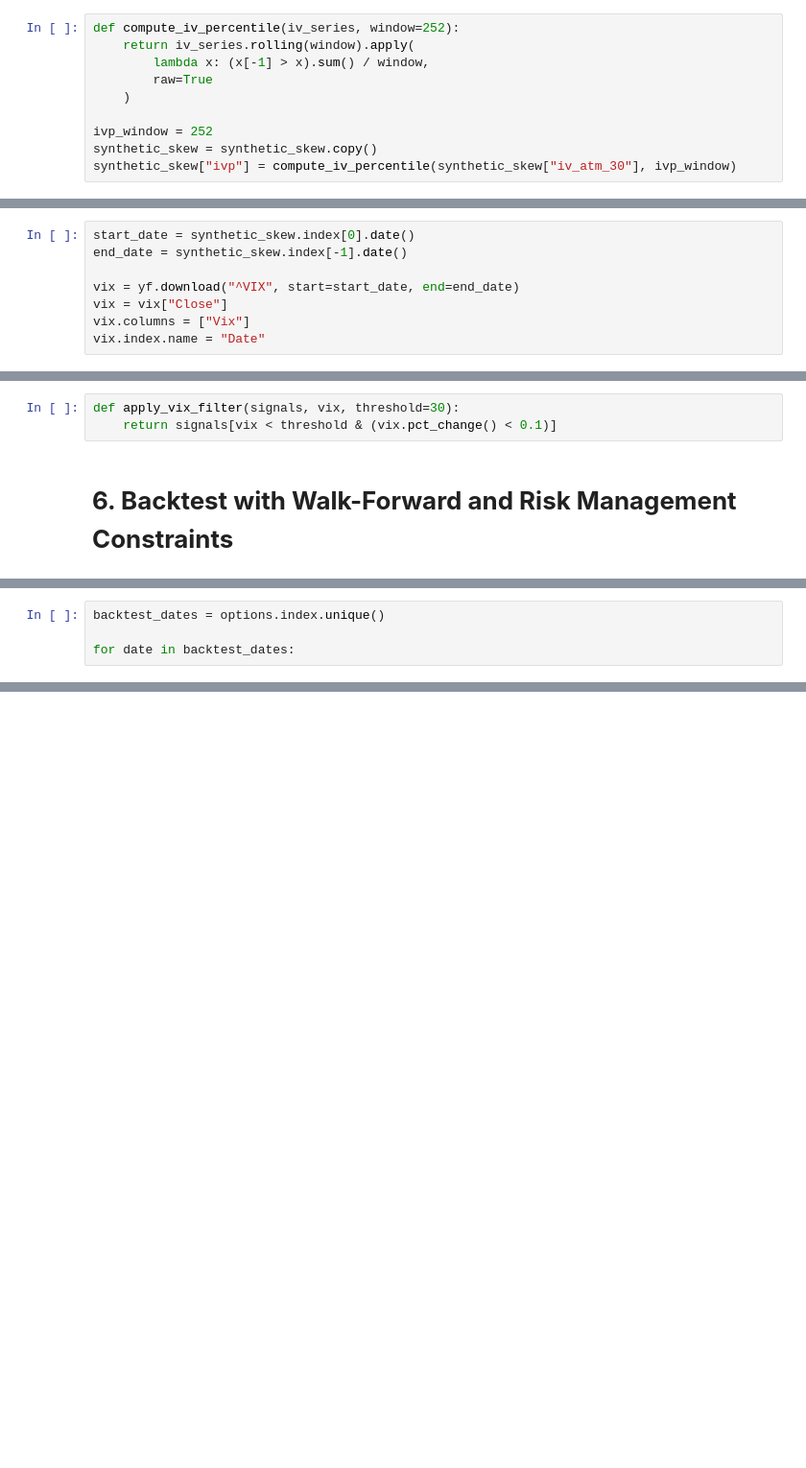
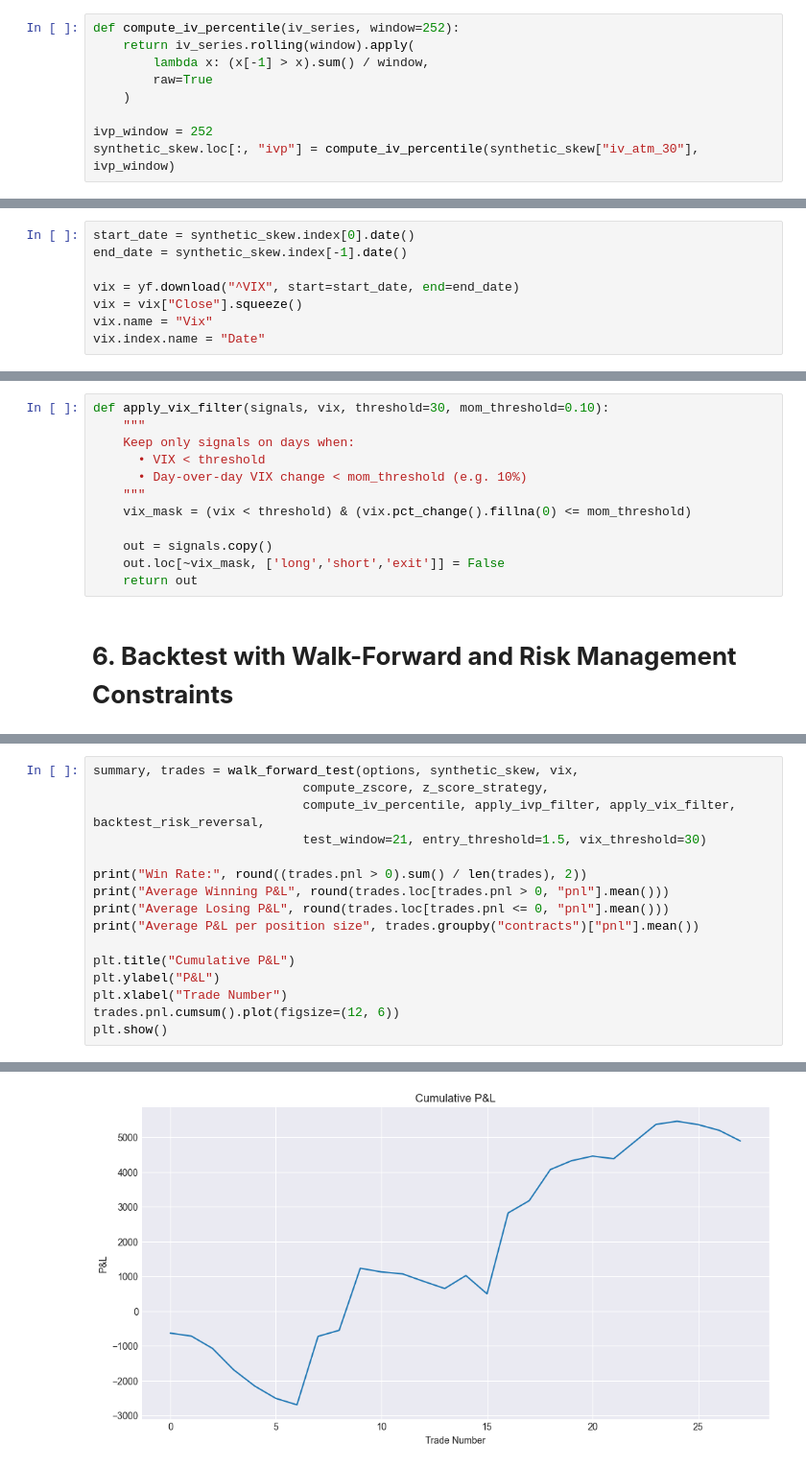
Before and after one commit to anthonymakarewicz/volatility-trading, a Jupyter notebook: skew_trading.ipynb, the cells around one changed output, grey strips where cells are left out. Shown at 96% size. Saved outputs shown, nothing was run; the diff lists cells and outputs as text; blank space fills up the shorter version.

Commit message:
Added full backtest

```diff
--- a/skew_trading.ipynb
+++ b/skew_trading.ipynb
@@ -787,8 +788,7 @@ def compute_iv_percentile(iv_series, window=252):
     )
 
 ivp_window = 252
-synthetic_skew = synthetic_skew.copy()
-synthetic_skew["ivp"] = compute_iv_percentile(synthetic_skew["iv_atm_30"], ivp_window)
+synthetic_skew.loc[:, "ivp"] = compute_iv_percentile(synthetic_skew["iv_atm_30"], ivp_window)
 # %%
 ivp_lower_threshold = 30
 ivp_upper_threshold = 70
@@ -826,8 +832,8 @@ start_date = synthetic_skew.index[0].date()
 end_date = synthetic_skew.index[-1].date()
 
 vix = yf.download("^VIX", start=start_date, end=end_date)
-vix = vix["Close"]
-vix.columns = ["Vix"]
+vix = vix["Close"].squeeze()
+vix.name = "Vix"
 vix.index.name = "Date"
 # %% [output]
 [*********************100%***********************]  1 of 1 completed
@@ -858,7 +864,16 @@ ph.plot_zscore_signals_with_vix(
 # %% [markdown]
 Here we observe that the **VIX filter effectively prevents trading during the COVID crash**, helping to avoid signals in periods of extreme volatility. However it fails to capture the tarde that we entered just beofre the lockdown annoucnement the 15 March.
 # %%
-def apply_vix_filter(signals, vix, threshold=30):
-    return signals[vix < threshold & (vix.pct_change() < 0.1)]
+def apply_vix_filter(signals, vix, threshold=30, mom_threshold=0.10):
+    """
+    Keep only signals on days when:
+      • VIX < threshold
+      • Day‐over‐day VIX change < mom_threshold (e.g. 10%)
+    """
+    vix_mask = (vix < threshold) & (vix.pct_change().fillna(0) <= mom_threshold)
+
+    out = signals.copy()
+    out.loc[~vix_mask, ['long','short','exit']] = False
+    return out
 # %% [markdown]
 # **6. Backtest with Walk-Forward and Risk Management Constraints**
@@ -872,4 +879,0 @@ Index(['strike', 'underlying_last', 'dte', 'expiry', 'delta', 'iv', 'last',
-# %%
-backtest_dates = options.index.unique()
-
-for date in backtest_dates:
@@ -875,0 +1097,17 @@ for date in backtest_dates:
+# %%
+summary, trades = walk_forward_test(options, synthetic_skew, vix,
+                            compute_zscore, z_score_strategy,
+                            compute_iv_percentile, apply_ivp_filter, apply_vix_filter, backtest_risk_reversal,
+                            test_window=21, entry_threshold=1.5, vix_threshold=30)
+
+print("Win Rate:", round((trades.pnl > 0).sum() / len(trades), 2))
+print("Average Winning P&L", round(trades.loc[trades.pnl > 0, "pnl"].mean()))
+print("Average Losing P&L", round(trades.loc[trades.pnl <= 0, "pnl"].mean()))
+print("Average P&L per position size", trades.groupby("contracts")["pnl"].mean())
+
+plt.title("Cumulative P&L")
+plt.ylabel("P&L")
+plt.xlabel("Trade Number")
+trades.pnl.cumsum().plot(figsize=(12, 6))
+plt.show()
+# %% [output]
@@ -875,0 +1122 @@ for date in backtest_dates:
+[figure, added]
```
Also changed, not shown: parts of 13 cells of this notebook.
